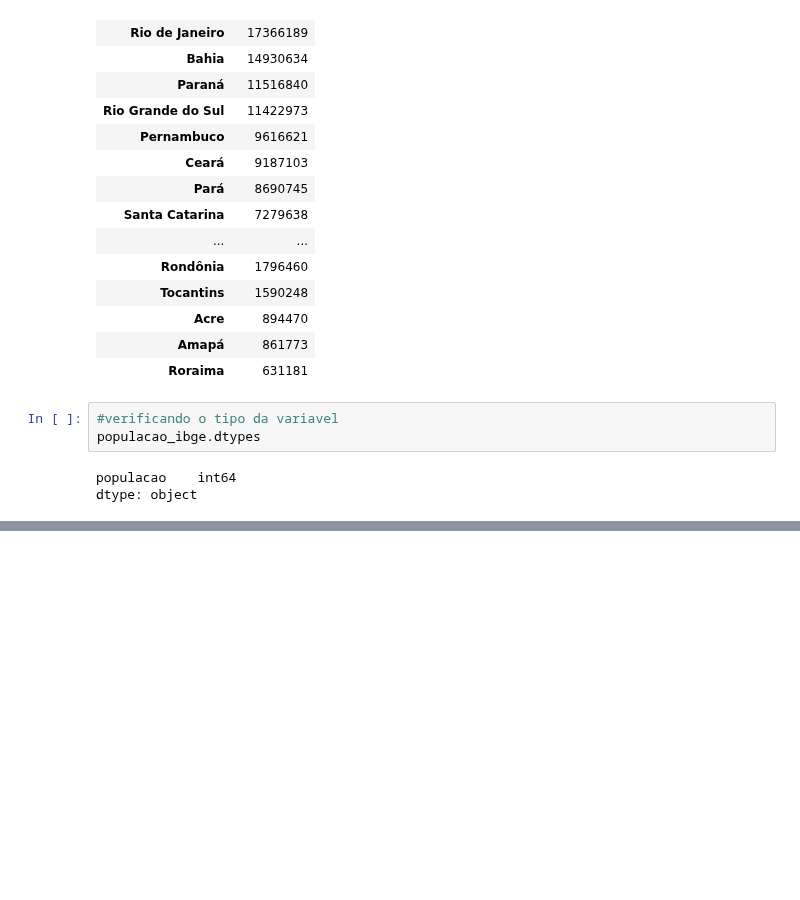
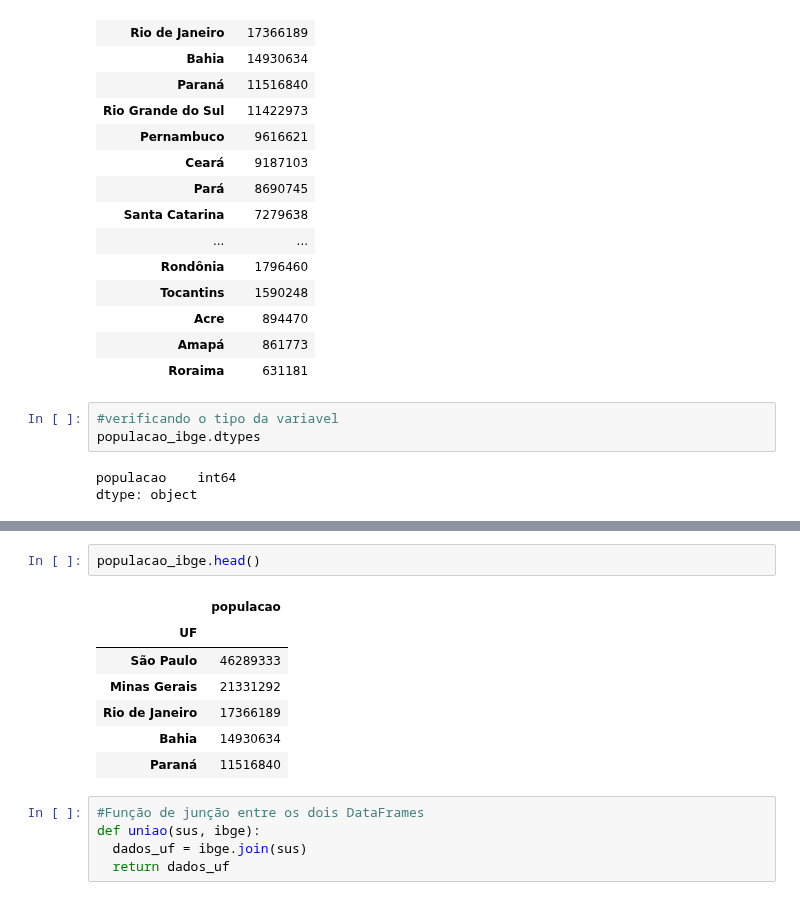
Before and after one commit to yoshinaga2904/Bootcamp-Alura, a Jupyter notebook: Modulo_2_Desafios.ipynb, the cells around one changed output, grey strips where cells are left out. Cells and saved outputs as stored; diff of their text form; blank space fills up the shorter version.

```diff
--- a/Modulo_2_Desafios.ipynb
+++ b/Modulo_2_Desafios.ipynb
@@ -166,0 +181,15 @@ dtype: object
+# %%
+populacao_ibge.head()
+# %% [output]
+|  | populacao |
+| UF |  |
+| São Paulo | 46289333 |
+| Minas Gerais | 21331292 |
+| Rio de Janeiro | 17366189 |
+| Bahia | 14930634 |
+| Paraná | 11516840 |
+# %%
+#Função de junção entre os dois DataFrames
+def uniao(sus, ibge):
+  dados_uf = ibge.join(sus)
+  return dados_uf
```
Also changed, not shown: parts of 4 cells of this notebook.
